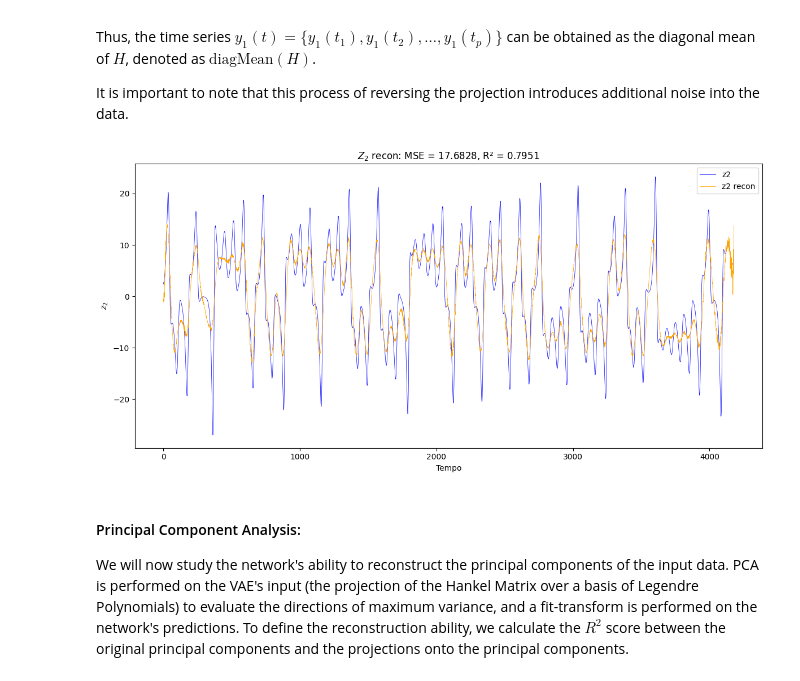
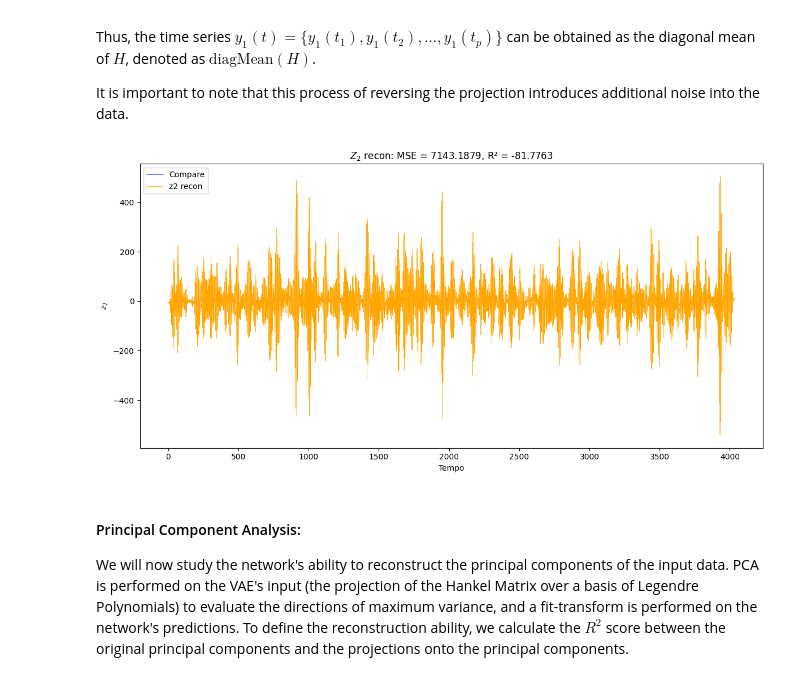
Before and after one commit to FedericoSbarbati/Lorenz-Toy, a Jupyter notebook: valEncoder.ipynb, the cells around one changed output. Cells and saved outputs as stored; diff of their text form; code cells hidden in the pictures.

```diff
--- a/valEncoder.ipynb
+++ b/valEncoder.ipynb
@@ -35,7 +36,7 @@ Model_1 {'layer_dims': [20, 15, 10, 5], 'latent_dim': 5, 'beta_method': 'sigmoid
 Choose a model present in the database of the pre-trained model, insert the name to continue.
 # %%
 # Scegli un modello specifico
-model_name = "Model_1"  # Cambia con il nome desiderato
+model_name = "NoLeg"  # Cambia con il nome desiderato
 selected_model_config = all_configs.get(model_name)
 
 if selected_model_config is None:
@@ -206,10 +207,13 @@ H^T = Y^T \cdot P^{\dagger}
 where $ P^{\dagger} $ is the Pseudo-Inverse of $P$
 # %%
 from numpy.linalg import pinv
+
 
 # Ottieni gli indici delle colonne di validazione
 validation_indices = val_data.indices
 original_Hankel_Matrix = H1[:, validation_indices]
+quality_recon = inputs.T
+
 
 # Estrai i minimi e massimi per le colonne di validazione
 validation_min_vals = denormalizing_params["min_h1"][:, validation_indices]
@@ -217,8 +221,15 @@ validation_max_vals = denormalizing_params["max_h1"][:, validation_indices]
 
 print("Validation Min Values shape:", validation_min_vals.shape)
 
+mse_recon = np.mean((quality_recon - predicted_data_matrix) ** 2)
+print("MSE:", mse_recon)
+
 # Denormalizza usando i valori specifici
 predicted_data_matrix = denormalize_columns(predicted_data_matrix, validation_min_vals, validation_max_vals)
+quality_recon = denormalize_columns(quality_recon,validation_min_vals, validation_max_vals)
+
+mse_recon = np.mean((predicted_data_matrix - quality_recon) ** 2)
+print("MSE:", mse_recon)
 
 # Calcola la pseudo-inversa di P
 P_pseudo_inverse = pinv(P)
@@ -232,5 +243,14 @@ print("Predicted data Matrix shape:", predicted_data_matrix.shape)
 # Reverse projection of the predicted Matrix using pseudo-inverse of P
 predicted_reconstructed_hankel = np.dot(predicted_data_matrix.T, P_pseudo_inverse)
 predicted_reconstructed_hankel = predicted_reconstructed_hankel.T
+
+recon_original = np.dot(quality_recon.T, P_pseudo_inverse)
+recon_original = recon_original.T
 print("Predicted Reconstructed Hankel shape:", predicted_reconstructed_hankel.shape)
+
+#Differenza tra predicted_reconstructed_hankel e recon_original (Debugging)
+
+# Calcola l'errore quadratico medio (MSE) tra recon_original e predicted_reconstructed_hankel
+mse_recon = np.mean((recon_original - predicted_reconstructed_hankel) ** 2)
+print("MSE tra recon_original e predicted_reconstructed_hankel:", mse_recon)
 # %% [output]
@@ -363,28 +386,31 @@ It is important to note that this process of reversing the projection introduces
 # %%
 # Ricostruzione di Z2 dal suo embedding (Validation data)
 val_Z2 = reconstruct_signal_from_embedding(original_Hankel_Matrix.T, embedding_dim,tau) #Diagonal Mean for Relaxed Formalism
 
 # Ricostruzione di Z2 dal suo embedding (Ricostruito)
 recon_Z2 = reconstruct_signal_from_embedding(predicted_reconstructed_hankel.T,embedding_dim,tau) #Diagonal Mean for Relaxed Formalism
 
 
+quality_unfolded_z2 = reconstruct_signal_from_embedding(recon_original.T, embedding_dim,tau) #Original proj H1 unfolded
+
 # Calcola l'errore quadratico medio
 mse1 = np.mean((val_Z2 - recon_Z2) ** 2)
 r2_1 = r2_score(val_Z2, recon_Z2)
 fig, ax = plt.subplots(figsize=(12, 6))
 
 # Segnale y2(1)
-ax.plot(val_Z2, label="z2", color='blue', lw=0.5)
+#ax.plot(val_Z2, label="z2", color='blue', lw=0.5)
+ax.plot(quality_unfolded_z2, label="Compare", color='blue', lw=0.5)
 ax.plot(recon_Z2, label="z2 recon", color='orange', lw=0.5)
 ax.legend()
 ax.set_title(r"$Z_2$ recon: MSE = {:.4f}, R² = {:.4f}".format(mse1, r2_1))
 ax.set_xlabel("Tempo")
 ax.set_ylabel("$z_2$")
 
 plt.tight_layout()
 plt.show()
 # %% [output]
-[figure, old version]
+[figure, new version]
 # %% [markdown]
 #### Principal Component Analysis:
 
```
Also changed, not shown: parts of 14 cells of this notebook, 23 other files.
